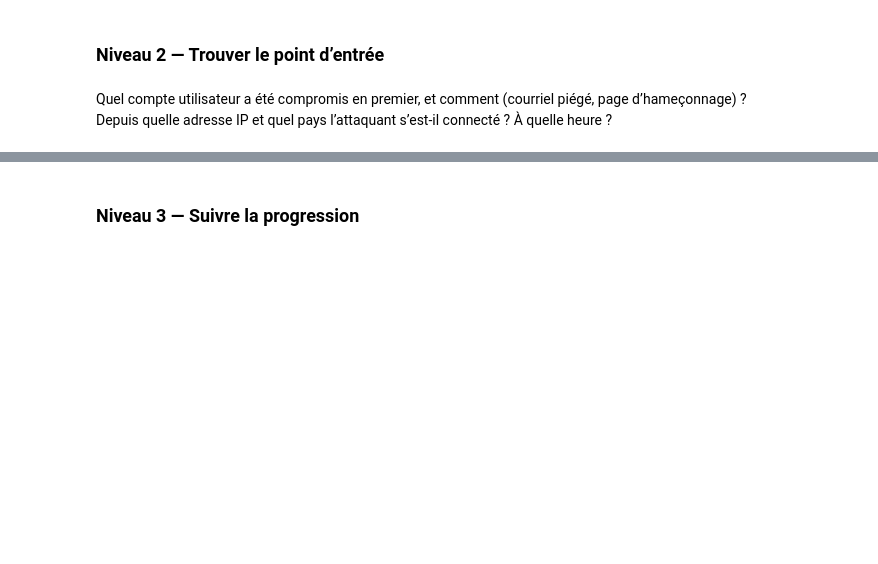
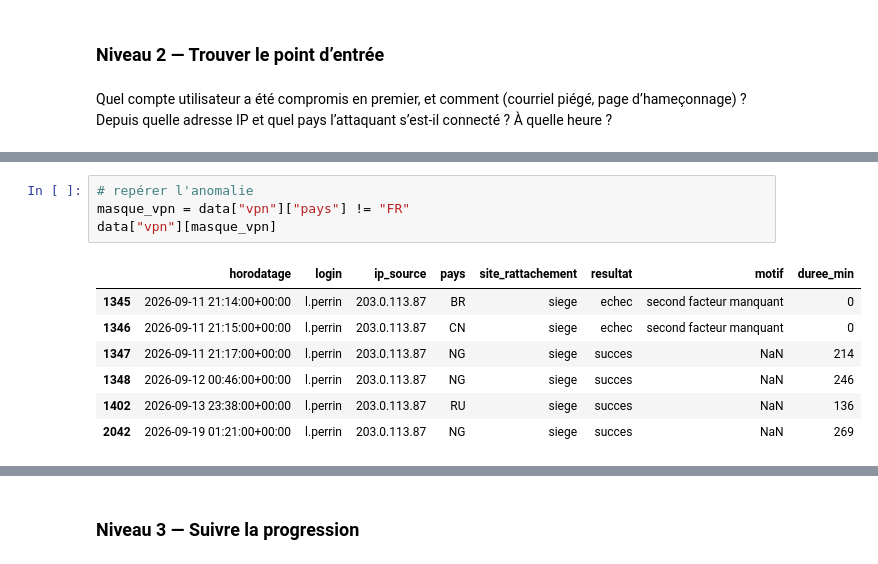
Before and after one commit to AaronRandrianarisona/projet_analyse_incident_securite, a Jupyter notebook: analyse_securite.ipynb, the cells around one changed output, grey strips where cells are left out. Drawn from its saved outputs; the diff is of its cells as text; blank space fills up the shorter version.

```diff
--- a/analyse_securite.ipynb
+++ b/analyse_securite.ipynb
@@ -305,0 +325,12 @@ Depuis quelle adresse IP et quel pays l’attaquant s’est-il connecté ? À qu
+# %%
+# repérer l'anomalie
+masque_vpn = data["vpn"]["pays"] != "FR"
+data["vpn"][masque_vpn]
+# %% [output]
+|  | horodatage | login | ip_source | pays | site_rattachement | resultat | motif | duree_min |
+| 1345 | 2026-09-11 21:14:00+00:00 | l.perrin | 203.0.113.87 | BR | siege | echec | second facteur manquant | 0 |
+| 1346 | 2026-09-11 21:15:00+00:00 | l.perrin | 203.0.113.87 | CN | siege | echec | second facteur manquant | 0 |
+| 1347 | 2026-09-11 21:17:00+00:00 | l.perrin | 203.0.113.87 | NG | siege | succes | NaN | 214 |
+| 1348 | 2026-09-12 00:46:00+00:00 | l.perrin | 203.0.113.87 | NG | siege | succes | NaN | 246 |
+| 1402 | 2026-09-13 23:38:00+00:00 | l.perrin | 203.0.113.87 | RU | siege | succes | NaN | 136 |
+| 2042 | 2026-09-19 01:21:00+00:00 | l.perrin | 203.0.113.87 | NG | siege | succes | NaN | 269 |
```
Also changed, not shown: parts of 14 cells of this notebook.
